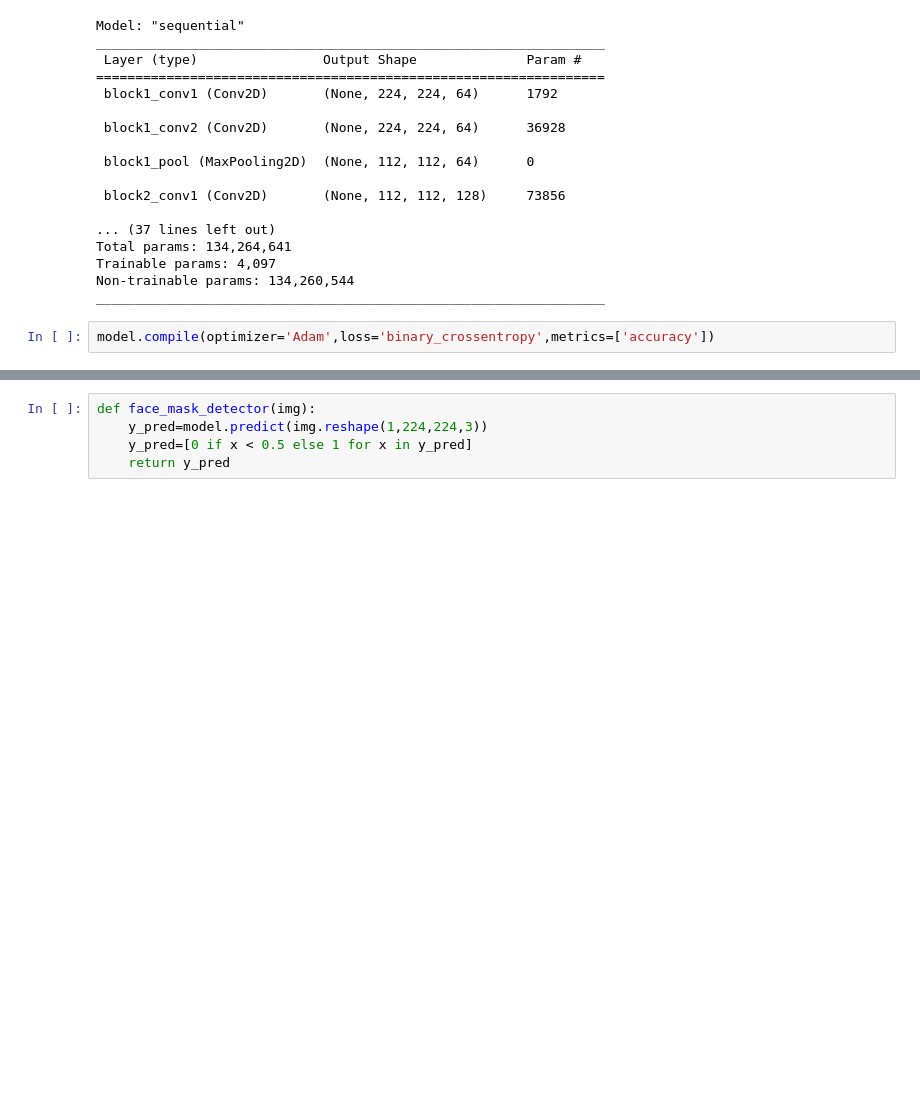
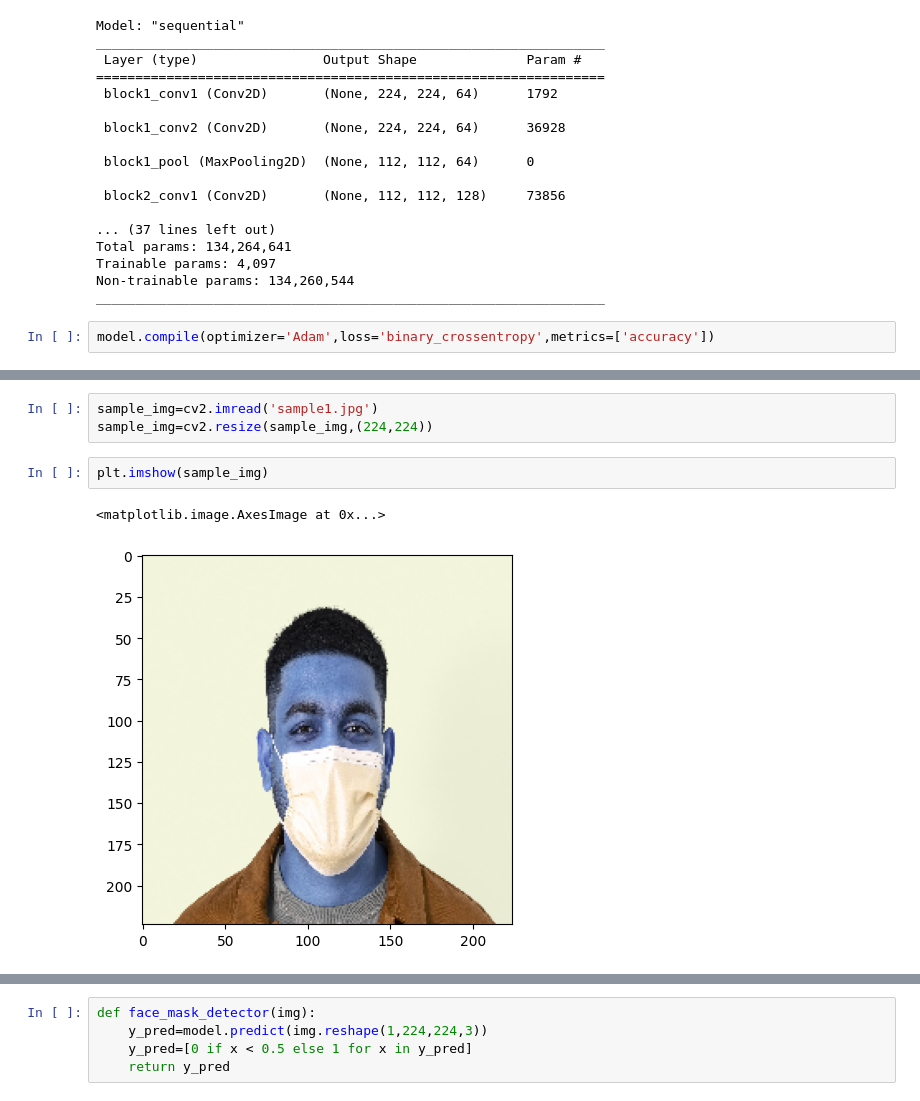
Before and after one commit to sohamfcb/face-mask-detector, a Jupyter notebook: Face Mask Detector.ipynb, the cells around one changed output, grey strips where cells are left out. Saved outputs shown, nothing was run; the diff lists cells and outputs as text; blank space fills up the shorter version.

```diff
--- a/Face Mask Detector.ipynb
+++ b/Face Mask Detector.ipynb
@@ -188,0 +286,8 @@ cap=cv2.VideoCapture(0)
+# %%
+sample_img=cv2.imread('sample1.jpg')
+sample_img=cv2.resize(sample_img,(224,224))
+# %%
+plt.imshow(sample_img)
+# %% [output]
+<matplotlib.image.AxesImage at 0x...>
+[figure, added]
```
Also changed, not shown: parts of 41 cells of this notebook, 2 other files.
